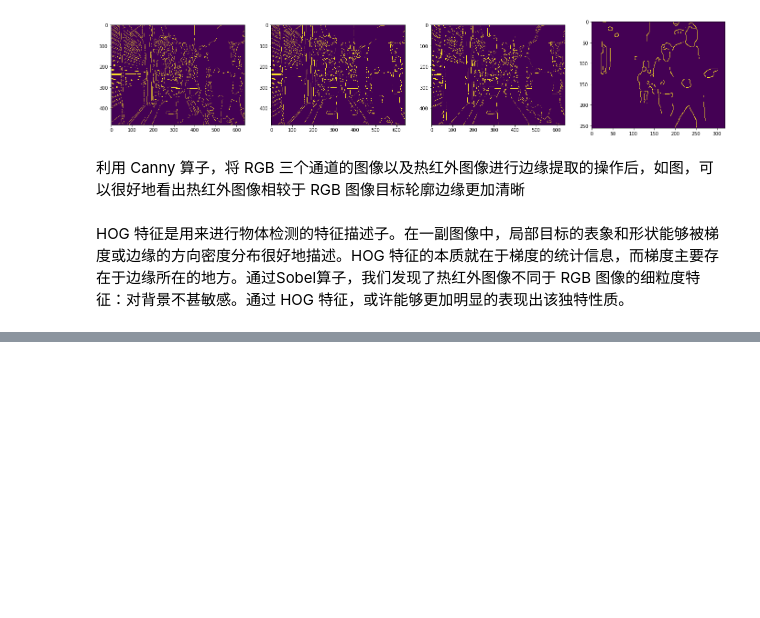
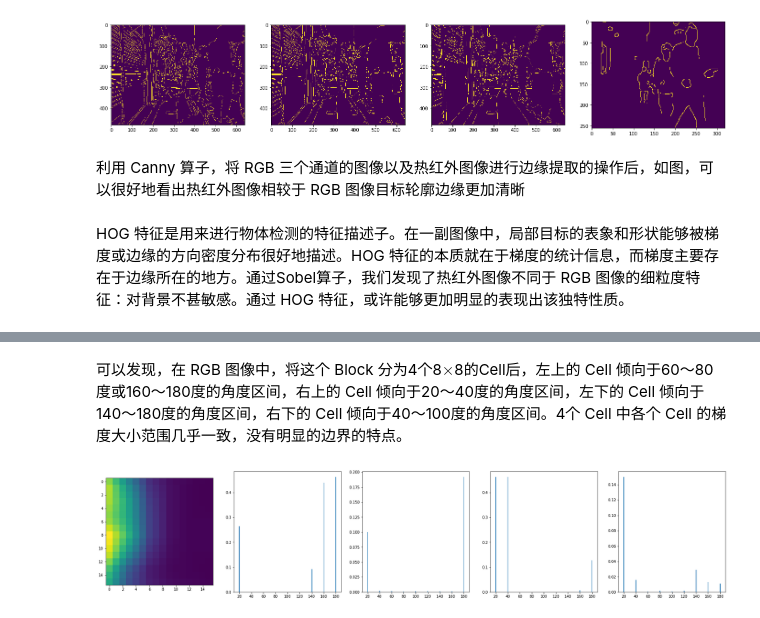
Before and after one commit to HanlynnKe/TIR-Tracking, a Jupyter notebook: FFB-TIR-tracking-1.ipynb, the cells around one changed output, grey strips where cells are left out. Cells and saved outputs as stored; diff of their text form; code cells hidden in the pictures; blank space fills up the shorter version.

```diff
--- a/FFB-TIR-tracking-1.ipynb
+++ b/FFB-TIR-tracking-1.ipynb
@@ -185,0 +274,17 @@ plt.show()
+# %% [markdown]
+可以发现，在 RGB 图像中，将这个 Block 分为4个8$\times$8的Cell后，左上的 Cell 倾向于60～80度或160～180度的角度区间，右上的 Cell 倾向于20～40度的角度区间，左下的 Cell 倾向于140～180度的角度区间，右下的 Cell 倾向于40～100度的角度区间。4个 Cell 中各个 Cell 的梯度大小范围几乎一致，没有明显的边界的特点。
+# %%
+exm_t = Image.fromarray(target_t)
+exm_t = exm_t.crop((40, 8, 56, 24))  # (left, upper, right, lower)
+exm_t = np.array(exm_t)
+
+angles = np.array([20,40,60,80,100,120,140,160,180])
+fig_t, ax_t = plt.subplots(nrows=1, ncols=5, figsize = (30, 6))
+ax_t[0].imshow(exm_t)
+ax_t[1].bar(angles,hog_day_target_t_features[1][5][0][0], 1)
+ax_t[2].bar(angles,hog_day_target_t_features[1][5][0][1], 1)
+ax_t[3].bar(angles,hog_day_target_t_features[1][5][1][0], 1)
+ax_t[4].bar(angles,hog_day_target_t_features[1][5][1][1], 1)
+plt.show()
+# %% [output]
+[figure, added]
```
Also changed, not shown: parts of 15 cells of this notebook.
